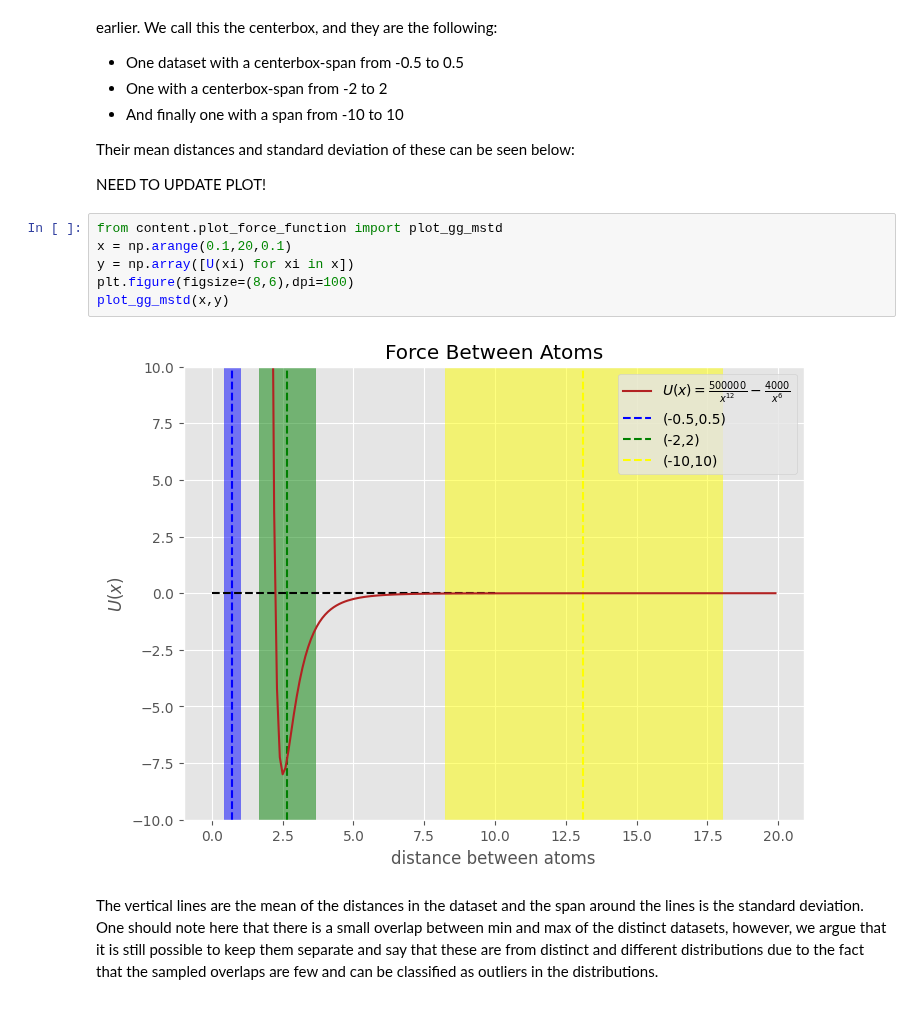
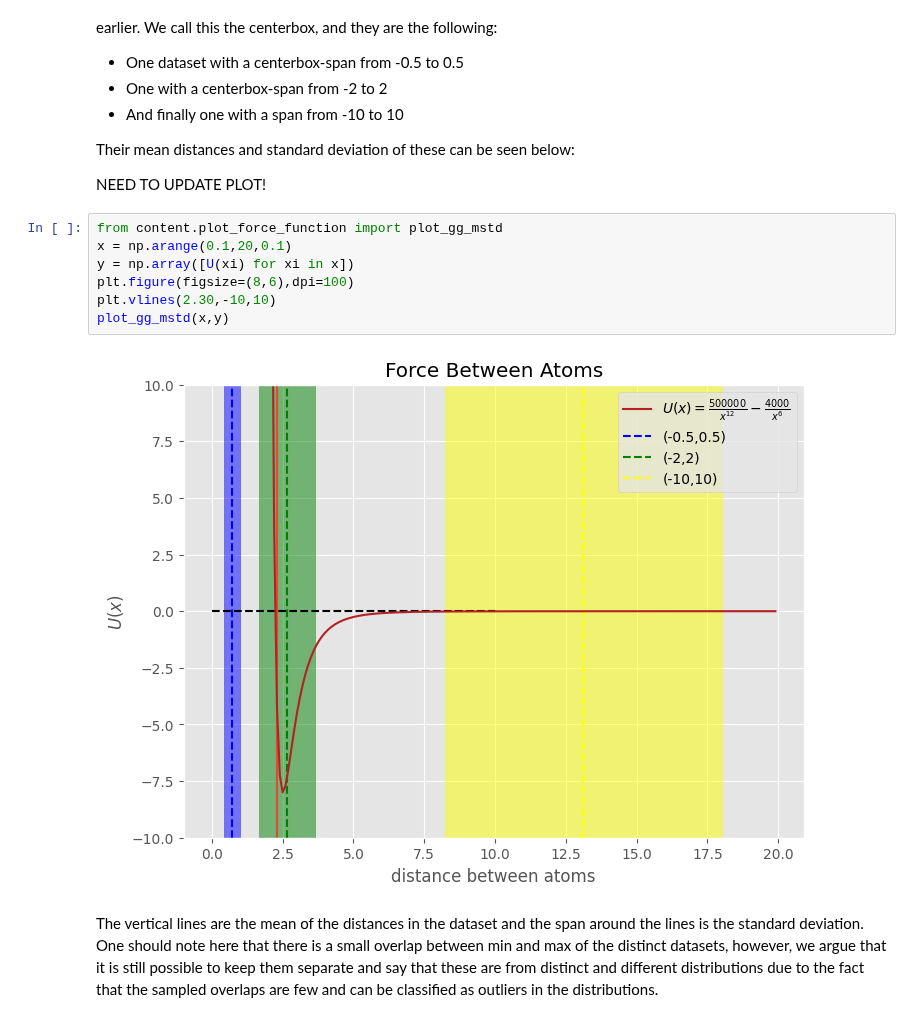
Before and after one commit to albertkjoller/uq-gnn, a Jupyter notebook: explainer_notebook_felix.ipynb, the cells around one changed output. Drawn from its saved outputs; the diff is of its cells as text.

```diff
--- a/explainer_notebook_felix.ipynb
+++ b/explainer_notebook_felix.ipynb
@@ -698,11 +699,12 @@ NEED TO UPDATE PLOT!
 # %%
 from content.plot_force_function import plot_gg_mstd
 x = np.arange(0.1,20,0.1)
 y = np.array([U(xi) for xi in x])
 plt.figure(figsize=(8,6),dpi=100)
+plt.vlines(2.30,-10,10)
 plot_gg_mstd(x,y)
 # %% [output]
-[figure, old version]
+[figure, new version]
 # %% [markdown]
 The vertical lines are the mean of the distances in the dataset and the span around the lines is the standard deviation. One should note here that there is a small overlap between min and max of the distinct datasets, however, we argue that it is still possible to keep them separate and say that these are from distinct and different distributions due to the fact that the sampled overlaps are few and can be classified as outliers in the distributions.
 # %% [markdown]
```
Also changed, not shown: parts of 8 cells of this notebook, 3 other files.
